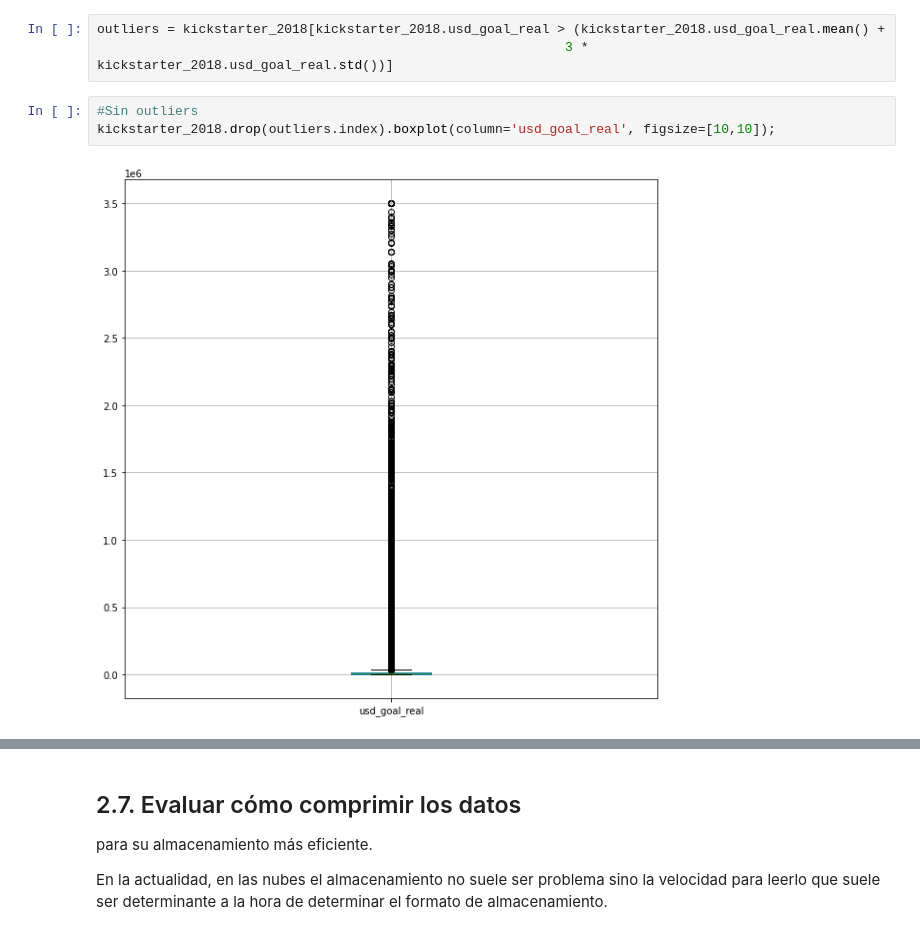
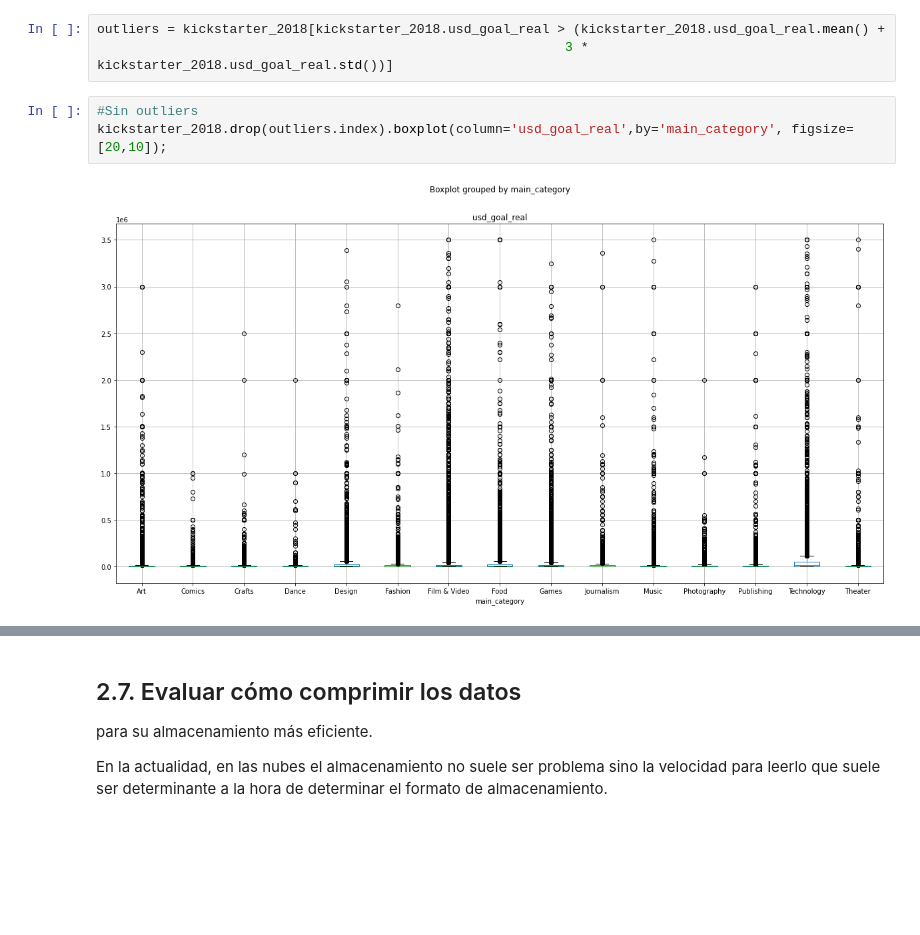
Before and after one commit to na1988/diplodatos-grupo-5, a Jupyter notebook: Analisis_y_curacion/nb incompletas/limpieza_narregui.ipynb, the cells around one changed output, grey strips where cells are left out. Drawn from its saved outputs; the diff is of its cells as text; blank space fills up the shorter version.

```diff
--- a/Analisis_y_curacion/nb incompletas/limpieza_narregui.ipynb
+++ b/Analisis_y_curacion/nb incompletas/limpieza_narregui.ipynb
@@ -728,8 +795,8 @@ outliers = kickstarter_2018[kickstarter_2018.usd_goal_real > (kickstarter_2018.u
                                                             3 * kickstarter_2018.usd_goal_real.std())]
 # %%
 #Sin outliers
-kickstarter_2018.drop(outliers.index).boxplot(column='usd_goal_real', figsize=[10,10]);
+kickstarter_2018.drop(outliers.index).boxplot(column='usd_goal_real',by='main_category', figsize=[20,10]);
 # %% [output]
-[figure, old version]
+[figure, new version]
 # %%
 #Con outliers
```
Also changed, not shown: parts of 8 cells of this notebook.
